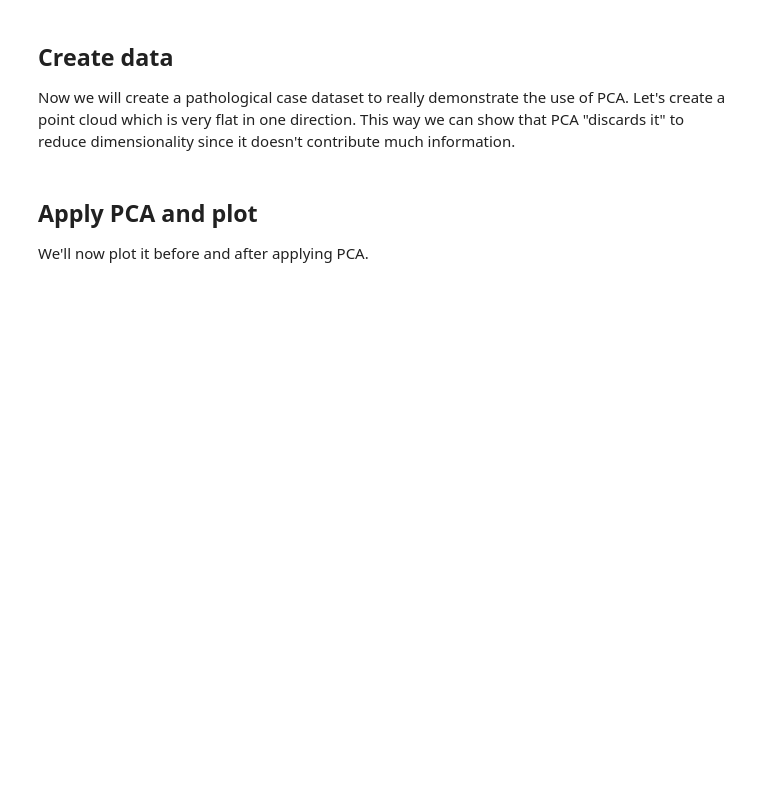
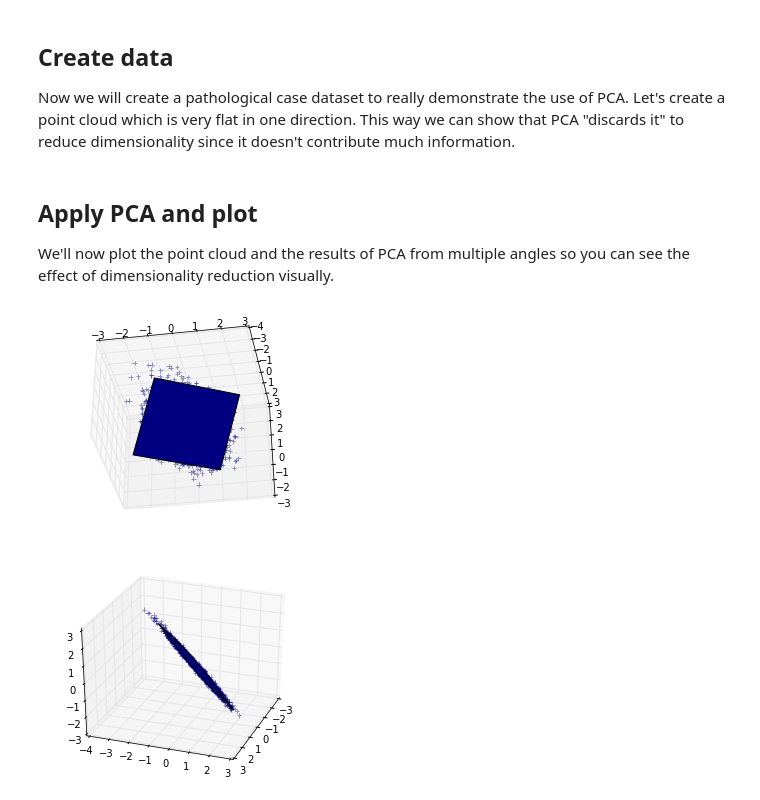
Before and after one commit to adicu/AccessibleML, a Jupyter notebook: 5. Dimensionality Reduction via Principal Components Analysis.ipynb, the cells around one changed output. Drawn from its saved outputs; the diff is of its cells as text; code cells hidden in the pictures; blank space fills up the shorter version.

```diff
--- a/5. Dimensionality Reduction via Principal Components Analysis.ipynb
+++ b/5. Dimensionality Reduction via Principal Components Analysis.ipynb
@@ -29,6 +55,9 @@ e = np.exp(1)
 np.random.seed(4)
 
 def pdf(x):
+    """
+    Compute probability distribution function.
+    """
     return 0.5 * (stats.norm(scale=0.25 / e).pdf(x)
                   + stats.norm(scale=4 / e).pdf(x))
 
@@ -51,42 +80,54 @@ b /= norm
 # %% [markdown]
 Apply PCA and plot
 ------------------
-We'll now plot it before and after applying PCA.
+We'll now plot the point cloud and the results of PCA from multiple angles so you can see the effect of dimensionality reduction visually.
 # %%
 def plot_figs(fig_num, elev, azim):
+    """
+    Function to apply PCA to dataset and plot figure.
+    """
     fig = plt.figure(fig_num, figsize=(4, 3))
     plt.clf()
+
+    # create 3D axis
     ax = Axes3D(fig, rect=[0, 0, .95, 1], elev=elev, azim=azim)
 
+    # plot every 3rd element in our dataset
     ax.scatter(a[::10], b[::10], c[::10], c=density[::10], marker='+', alpha=.4)
     Y = np.c_[a, b, c]
 
+    # perform PCA and reduce to 3 principal components
     pca = PCA(n_components=3)
     pca.fit(Y)
     pca_score = pca.explained_variance_ratio_
+
+    # get the principal components
     V = pca.components_
+    x_pca_axis, y_pca_axis, z_pca_axis = V.T * pca_score / pca_score.min()
+    x_pca_axis, y_pca_axis, z_pca_axis = 3 * V.T
 
-    x_pca_axis, y_pca_axis, z_pca_axis = V.T * pca_score / pca_score.min()
-
-    x_pca_axis, y_pca_axis, z_pca_axis = 3 * V.T
+    # setup the plane as result from PCA
     x_pca_plane = np.r_[x_pca_axis[:2], - x_pca_axis[1::-1]]
     y_pca_plane = np.r_[y_pca_axis[:2], - y_pca_axis[1::-1]]
     z_pca_plane = np.r_[z_pca_axis[:2], - z_pca_axis[1::-1]]
+
     x_pca_plane.shape = (2, 2)
     y_pca_plane.shape = (2, 2)
     z_pca_plane.shape = (2, 2)
+
+    # plot the plane
     ax.plot_surface(x_pca_plane, y_pca_plane, z_pca_plane)
-    ax.w_xaxis.set_ticklabels([])
-    ax.w_yaxis.set_ticklabels([])
-    ax.w_zaxis.set_ticklabels([])
 
-
+# view the results from 2 different angles
 elev = -40
 azim = -80
 plot_figs(1, elev, azim)
 
 elev = 30
 azim = 20
 plot_figs(2, elev, azim)
 
 plt.show()
+# %% [output]
+[figure, added]
+[figure, added]
```
Also changed, not shown: parts of 4 cells of this notebook.
